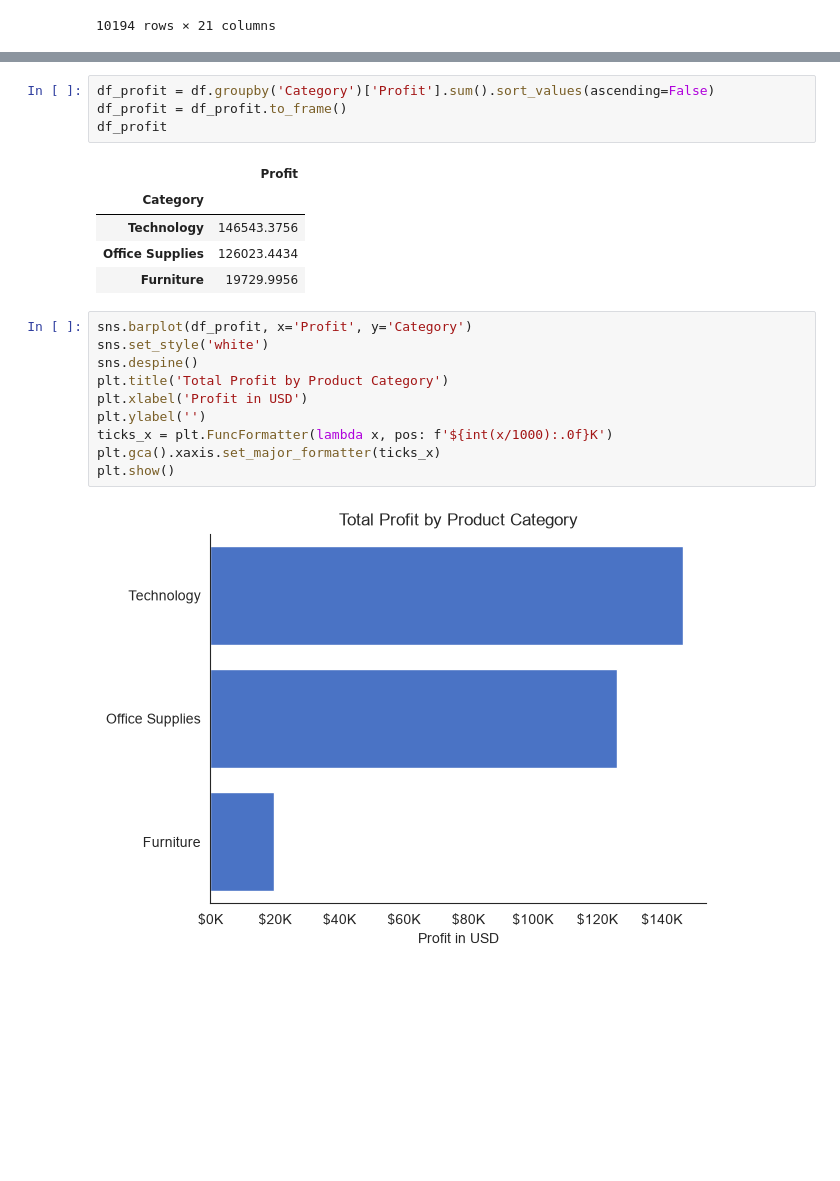
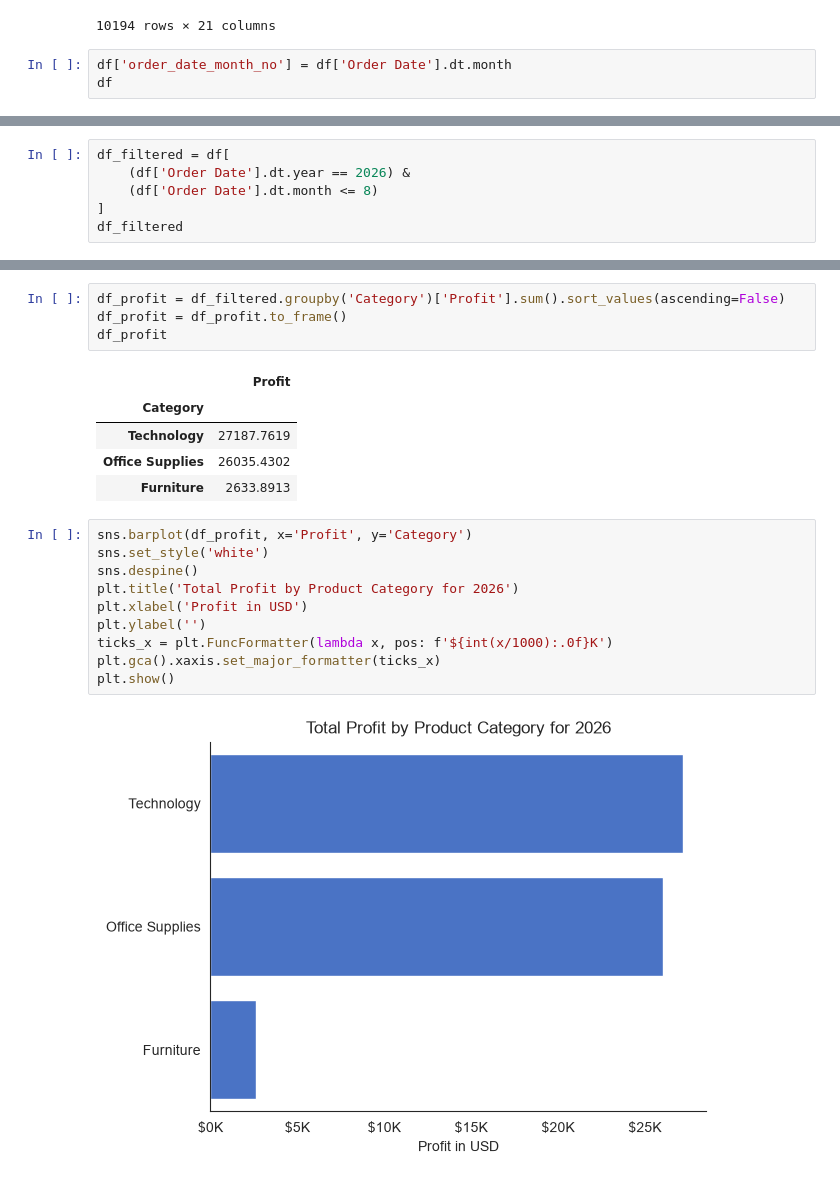
Before and after one commit to leonievera/Superstore_Sales_Analysis, a Jupyter notebook: 02_product_category.ipynb, the cells around one changed output, grey strips where cells are left out. Drawn from its saved outputs; the diff is of its cells as text; blank space fills up the shorter version.

Commit message:
filtered data for year 2026

```diff
--- a/02_product_category.ipynb
+++ b/02_product_category.ipynb
@@ -26,3 +26,6 @@ df
 | 10192 | 10193 | US-2026-143259 | 2026-12-30 | 2027-01-03 | Standard Class | PO-18865 | Patrick O'Donnell | Consumer | ... |
 | 10193 | 10194 | CA-2026-143500 | 2026-12-30 | 2027-01-03 | Standard Class | HO-15230 | Harry Olson | Consumer | ... |
 10194 rows × 21 columns
+# %%
+df['order_date_month_no'] = df['Order Date'].dt.month
+df
@@ -28,0 +46,6 @@ df
+# %%
+df_filtered = df[
+    (df['Order Date'].dt.year == 2026) &
+    (df['Order Date'].dt.month <= 8)
+]
+df_filtered
@@ -29,22 +66,22 @@ df
 # %%
-df_profit = df.groupby('Category')['Profit'].sum().sort_values(ascending=False)
+df_profit = df_filtered.groupby('Category')['Profit'].sum().sort_values(ascending=False)
 df_profit = df_profit.to_frame()
 df_profit
 # %% [output]
 |  | Profit |
 | Category |  |
-| Technology | 146543.3756 |
-| Office Supplies | 126023.4434 |
-| Furniture | 19729.9956 |
+| Technology | 27187.7619 |
+| Office Supplies | 26035.4302 |
+| Furniture | 2633.8913 |
 # %%
 sns.barplot(df_profit, x='Profit', y='Category')
 sns.set_style('white')
 sns.despine()
-plt.title('Total Profit by Product Category')
+plt.title('Total Profit by Product Category for 2026')
 plt.xlabel('Profit in USD')
 plt.ylabel('')
 ticks_x = plt.FuncFormatter(lambda x, pos: f'${int(x/1000):.0f}K')
 plt.gca().xaxis.set_major_formatter(ticks_x)
 plt.show()
 # %% [output]
-[figure, old version]
+[figure, new version]
```
Also changed, not shown: parts of 2 cells of this notebook, 4 other files.
